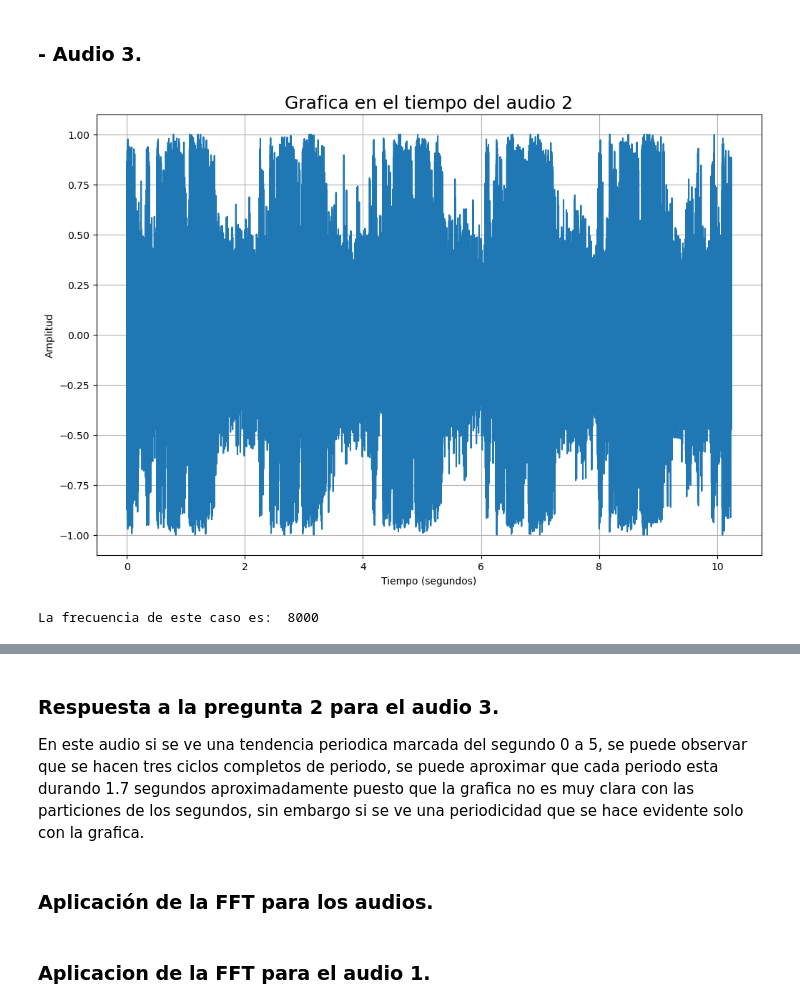
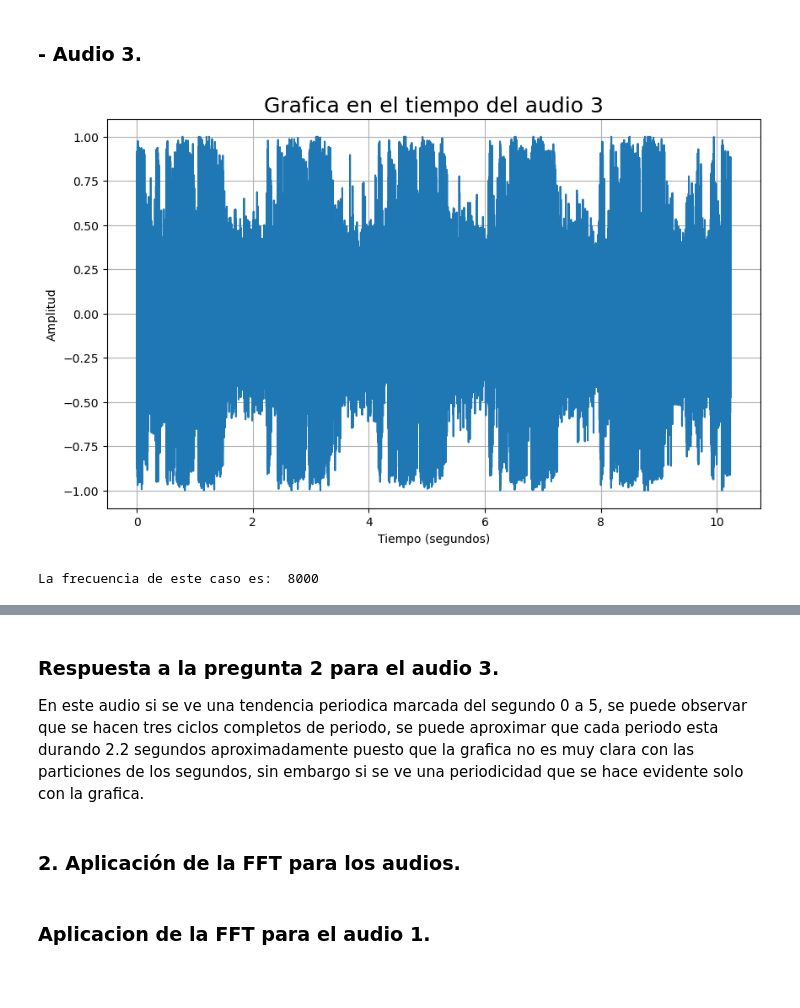
Before and after one commit to JoseOrtiz23/Proyecto_Final_PDS_2023_1, a Jupyter notebook: Proyecto_Final_OrtizMiranda_JoseDavid.ipynb, the cells around one changed output, grey strips where cells are left out. Cells and saved outputs as stored; diff of their text form; code cells hidden in the pictures; blank space fills up the shorter version.

```diff
--- a/Proyecto_Final_OrtizMiranda_JoseDavid.ipynb
+++ b/Proyecto_Final_OrtizMiranda_JoseDavid.ipynb
@@ -82,29 +93,29 @@ Para este audio no se ve una periodicidad marcada por lo tanto se puede decir qu
 # %%
 file_audio_3=('ambiente_fabrica.wav') # Ruta del archivo con la senal
 fs, z=read(file_audio_3) # Cargar el archivo
 z = z / np.max(np.abs(z)) # escala la amplitud de la senal
 t=np.arange(0, float(len(z))/fs, 1.0/fs) # Vector de tiempo
-plt.figure(figsize=(12,8))
+plt.figure(figsize=(10,6))
 plt.plot(t,z) # Dibujar la grafica
 plt.grid()
 
 # Los siguientes dos comandos dibujan las etiquetas de los ejes
-plt.title("Grafica en el tiempo del audio 2",fontsize = 18)
+plt.title("Grafica en el tiempo del audio 3",fontsize = 18)
 plt.xlabel('Tiempo (segundos)') # Etiqueta eje X
 plt.ylabel('Amplitud') # Etiqueta eje Y
 plt.show() # Mostrar la grafica
 print("La frecuencia de este caso es: ",fs)
 Audio(z, rate=fs) # para escuchar la senal
 # %% [output]
-[figure, old version]
+[figure, new version]
 La frecuencia de este caso es:  8000
 [interactive output not drawn]
 # %% [markdown]
 ### Respuesta a la pregunta 2 para el audio 3.
 
-En este audio si se ve una tendencia periodica marcada del segundo 0 a 5, se puede observar que se hacen tres ciclos completos de periodo, se puede aproximar que cada periodo esta durando 1.7 segundos aproximadamente puesto que la grafica no es muy clara con las particiones de los segundos, sin embargo si se ve una periodicidad que se hace evidente solo con la grafica.
+En este audio si se ve una tendencia periodica marcada del segundo 0 a 5, se puede observar que se hacen tres ciclos completos de periodo, se puede aproximar que cada periodo esta durando 2.2 segundos aproximadamente puesto que la grafica no es muy clara con las particiones de los segundos, sin embargo si se ve una periodicidad que se hace evidente solo con la grafica.
 # %% [markdown]
-### Aplicación de la FFT para los audios.
+### 2. Aplicación de la FFT para los audios.
 # %%
 ### Primero definamos la funcion
 def dftmatrix(N, Nfft):
```
Also changed, not shown: parts of 36 cells of this notebook, 4 other files.
